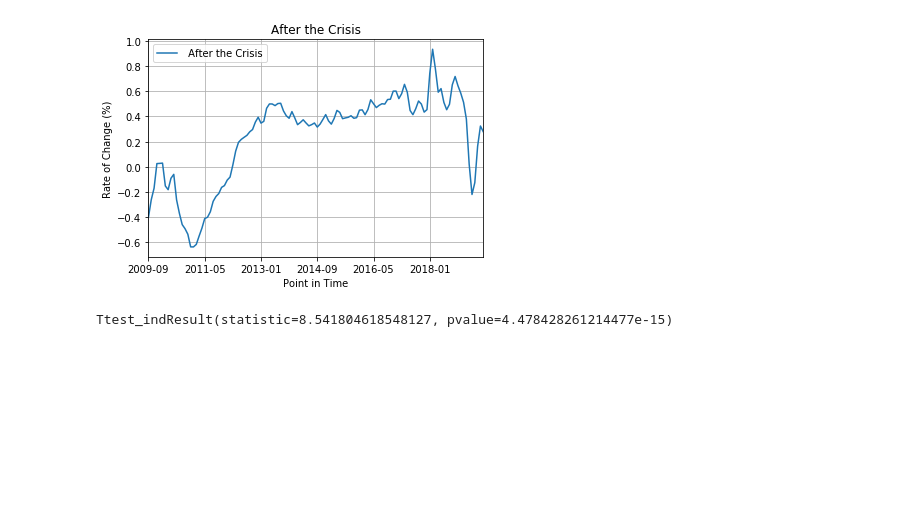
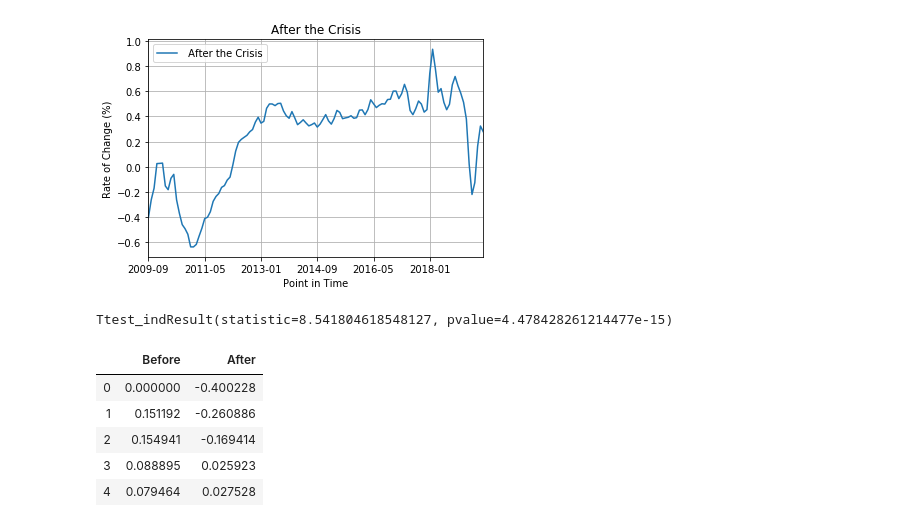
Before and after one commit to DD-44/Proj-1__Real_Estate_Mkt_Price_Analysis, a Jupyter notebook: Line Graphs/before_after.ipynb, the cells around one changed output. Drawn from its saved outputs; the diff is of its cells as text; code cells hidden in the pictures; blank space fills up the shorter version.

```diff
--- a/Line Graphs/before_after.ipynb
+++ b/Line Graphs/before_after.ipynb
@@ -106,3 +106,19 @@ plt.show()
 stats.ttest_ind(before_df, after_df, equal_var=False)
 # %% [output]
 Ttest_indResult(statistic=8.541804618548127, pvalue=4.478428261214477e-15)
+# %%
+#file to load
+box_data = "BoxData.csv"
+
+#read the Zillow csv with Zip codes
+box_data_df = pd.read_csv(box_data)
+
+#display df
+box_data_df.head()
+# %% [output]
+|  | Before | After |
+| 0 | 0.000000 | -0.400228 |
+| 1 | 0.151192 | -0.260886 |
+| 2 | 0.154941 | -0.169414 |
+| 3 | 0.088895 | 0.025923 |
+| 4 | 0.079464 | 0.027528 |
```
Also changed, not shown: parts of 2 cells of this notebook, 6 other files.
